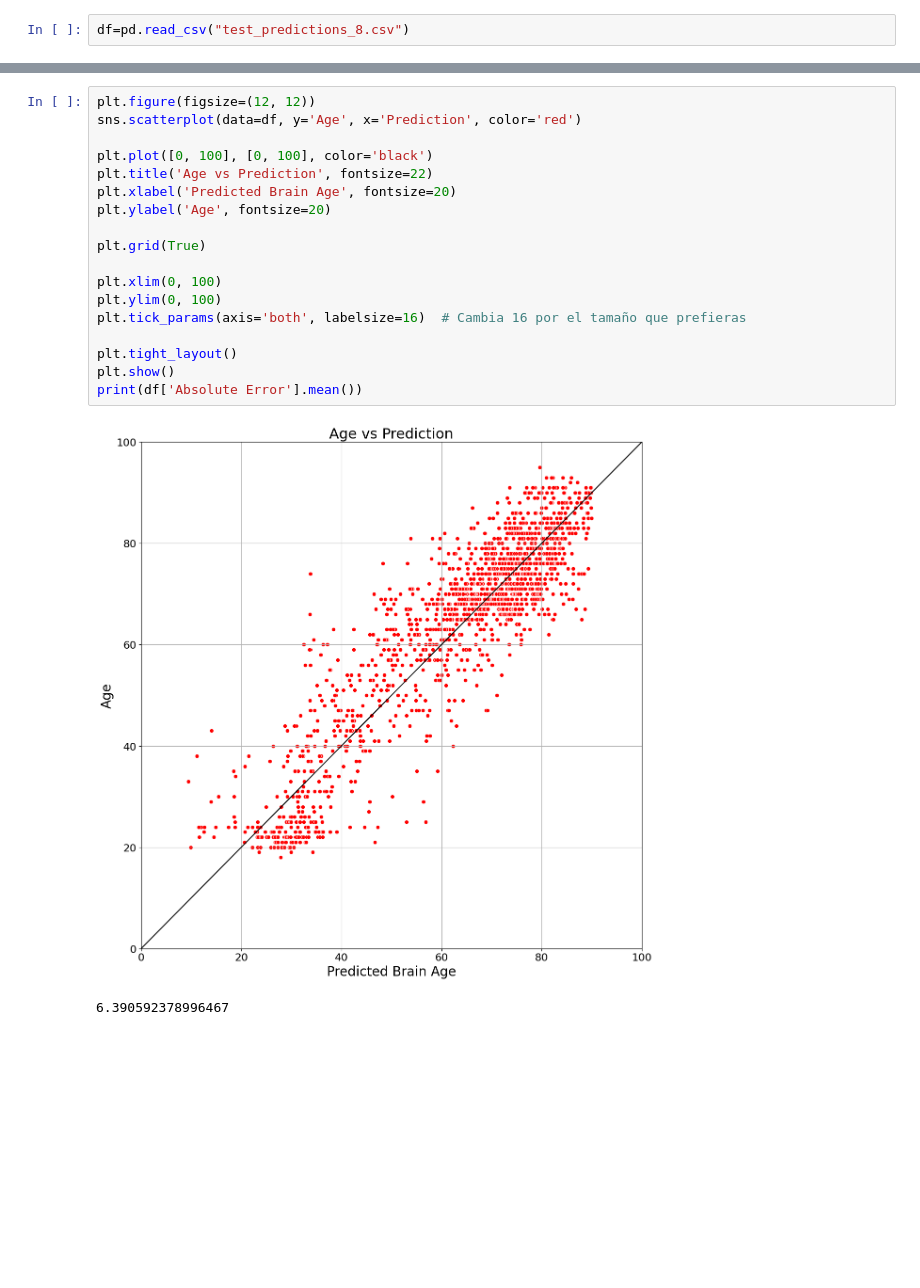
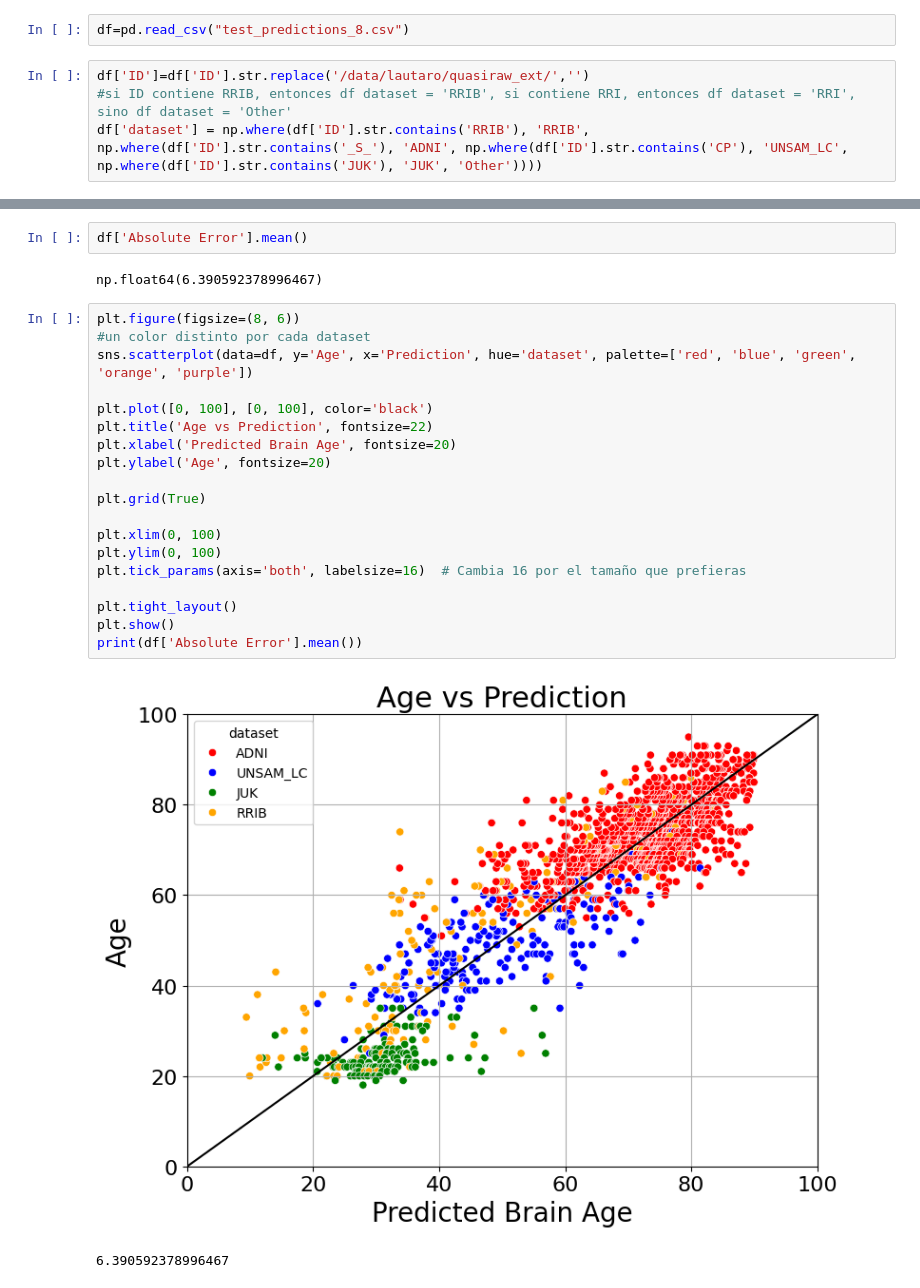
Before and after one commit to LautaroAguzinParrilli/NeuroSAM, a Jupyter notebook: predictions/external_test/plot_predictions.ipynb, the cells around one changed output, grey strips where cells are left out. Saved outputs shown, nothing was run; the diff lists cells and outputs as text; blank space fills up the shorter version.

Commit message:
updated graphs

```diff
--- a/predictions/external_test/plot_predictions.ipynb
+++ b/predictions/external_test/plot_predictions.ipynb
@@ -5,3 +5,7 @@ import seaborn as sns
 import numpy as np
 # %%
 df=pd.read_csv("test_predictions_8.csv")
+# %%
+df['ID']=df['ID'].str.replace('/data/lautaro/quasiraw_ext/','')
+#si ID contiene RRIB, entonces df dataset = 'RRIB', si contiene RRI, entonces df dataset = 'RRI', sino df dataset = 'Other'
+df['dataset'] = np.where(df['ID'].str.contains('RRIB'), 'RRIB', np.where(df['ID'].str.contains('_S_'), 'ADNI', np.where(df['ID'].str.contains('CP'), 'UNSAM_LC',  np.where(df['ID'].str.contains('JUK'), 'JUK', 'Other'))))
@@ -8,21 +21,26 @@ df=pd.read_csv("test_predictions_8.csv")
+# %%
+df['Absolute Error'].mean()
+# %% [output]
+np.float64(6.390592378996467)
 # %%
-plt.figure(figsize=(12, 12))
-sns.scatterplot(data=df, y='Age', x='Prediction', color='red')
+plt.figure(figsize=(8, 6))
+#un color distinto por cada dataset
+sns.scatterplot(data=df, y='Age', x='Prediction', hue='dataset', palette=['red', 'blue', 'green', 'orange', 'purple'])
 
 plt.plot([0, 100], [0, 100], color='black')
 plt.title('Age vs Prediction', fontsize=22)
 plt.xlabel('Predicted Brain Age', fontsize=20)
 plt.ylabel('Age', fontsize=20)
 
 plt.grid(True)
 
 plt.xlim(0, 100)
 plt.ylim(0, 100)
 plt.tick_params(axis='both', labelsize=16)  # Cambia 16 por el tamaño que prefieras
 
 plt.tight_layout()
 plt.show()
 print(df['Absolute Error'].mean())
 # %% [output]
-[figure, old version]
+[figure, new version]
 6.390592378996467
```
Also changed, not shown: parts of 3 cells of this notebook, 1 other file.
